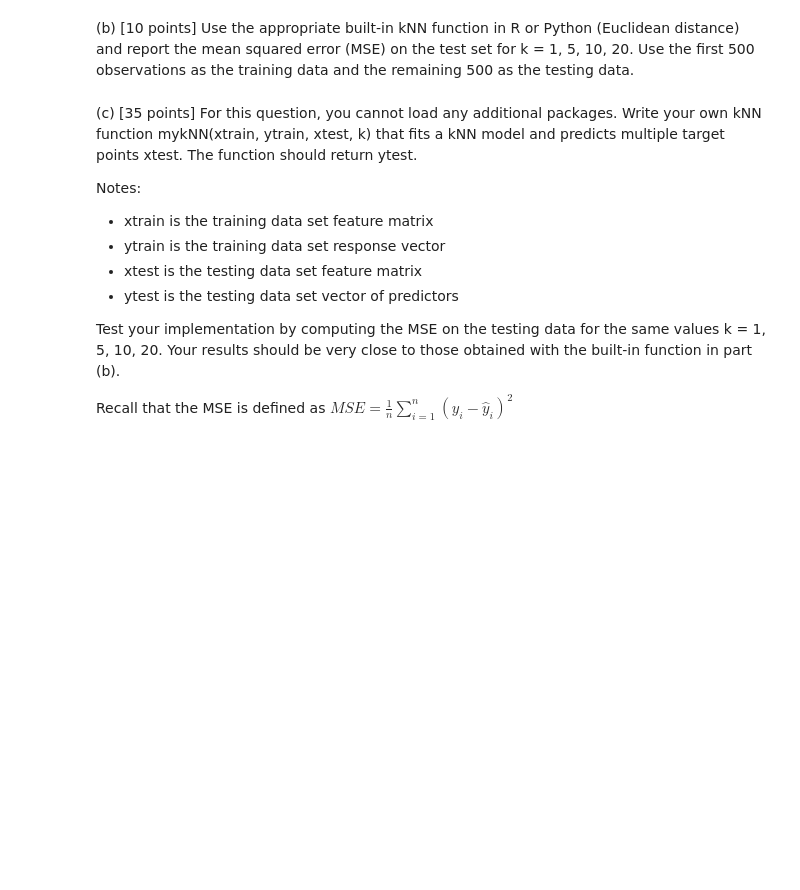
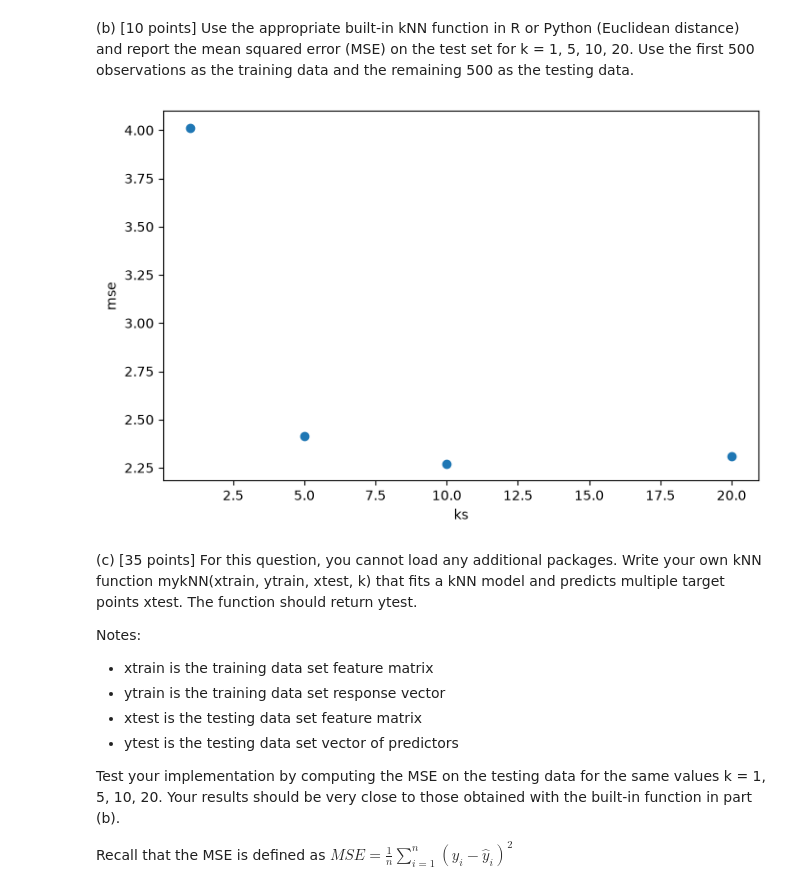
Before and after one commit to uiuc-msynowiec/cs598_psl, a Jupyter notebook: CodingAssignments/CA1/CS598_PSL_CA_1_Liam.ipynb, the cells around one changed output. Saved outputs shown, nothing was run; the diff lists cells and outputs as text; code cells hidden in the pictures; blank space fills up the shorter version.

```diff
--- a/CodingAssignments/CA1/CS598_PSL_CA_1_Liam.ipynb
+++ b/CodingAssignments/CA1/CS598_PSL_CA_1_Liam.ipynb
@@ -173,6 +205,31 @@ array([-8.98391839e-01,  6.58666386e+00, -9.86691160e-01, -1.76703973e+00,
 (b) [10 points] Use the appropriate built-in kNN function in R or Python (Euclidean distance) and report the mean squared error (MSE) on the test set for k = 1, 5, 10, 20. Use the first 500 observations as the training data and the remaining 500 as the testing data.
 # %%
 #TODO - Liam
+from sklearn import neighbors
+from sklearn.model_selection import train_test_split
+from sklearn.metrics import mean_squared_error
+import numpy as np
+import matplotlib.pyplot as plt
+# formatting data
+X_features = np.column_stack([X1, X2, X2])
+# train-test split
+X_train, X_test, Y_train, Y_test = train_test_split(X_features, Y, train_size=500)
+# knn
+ks = [1,5,10,20]
+mse = []
+for n in ks:
+    knn = neighbors.KNeighborsRegressor(n_neighbors=n)
+    knn.fit(X_train, Y_train)
+    Y_predicted = knn.predict(X_test)
+    #print(mean_squared_error(Y_test, Y_predicted))
+    mse.append(mean_squared_error(Y_test, Y_predicted))
+plt.figure(figsize=(8,5))
+plt.plot(ks, mse, marker='o', linestyle='none')
+plt.xlabel('ks')
+plt.ylabel('mse')
+plt.show()
+# %% [output]
+[figure, added]
 # %% [markdown]
 (c) [35 points] For this question, you cannot load any additional packages. Write your own kNN function mykNN(xtrain, ytrain, xtest, k) that fits a kNN model and predicts multiple target points xtest. The function should return ytest.
 
```
Also changed, not shown: parts of 4 cells of this notebook.
